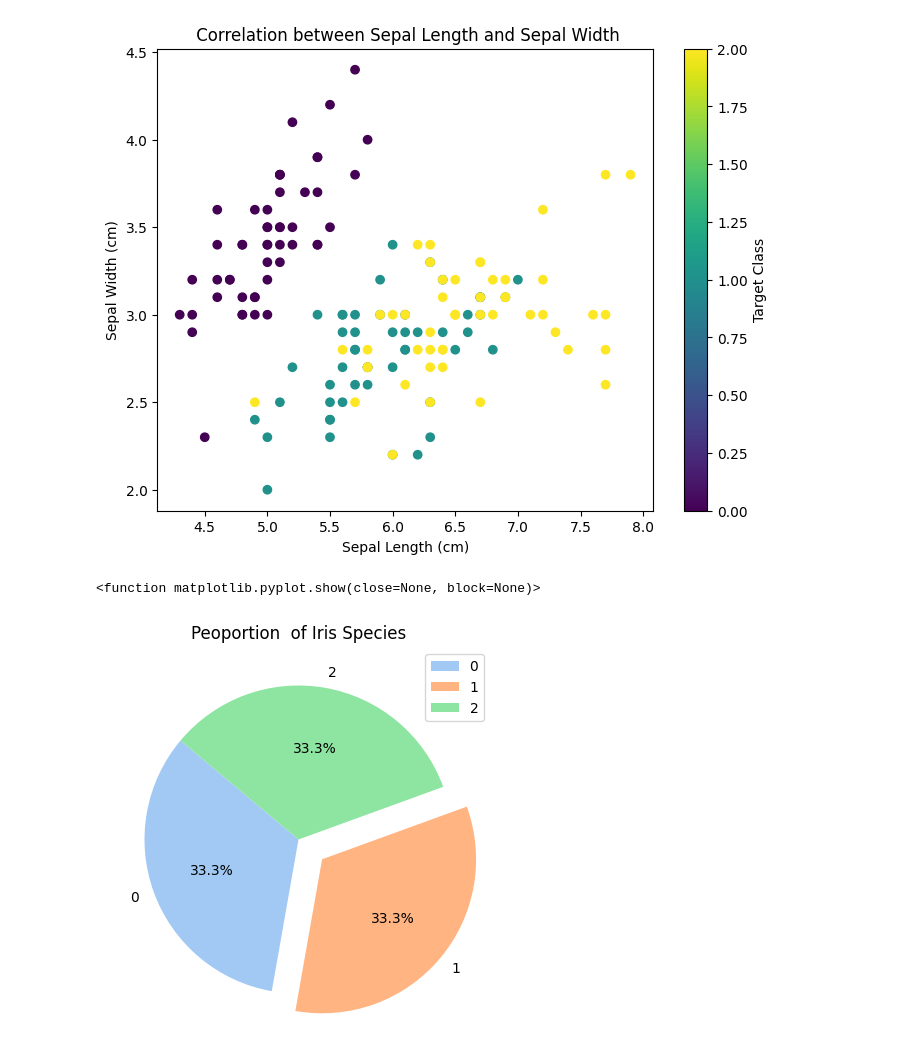
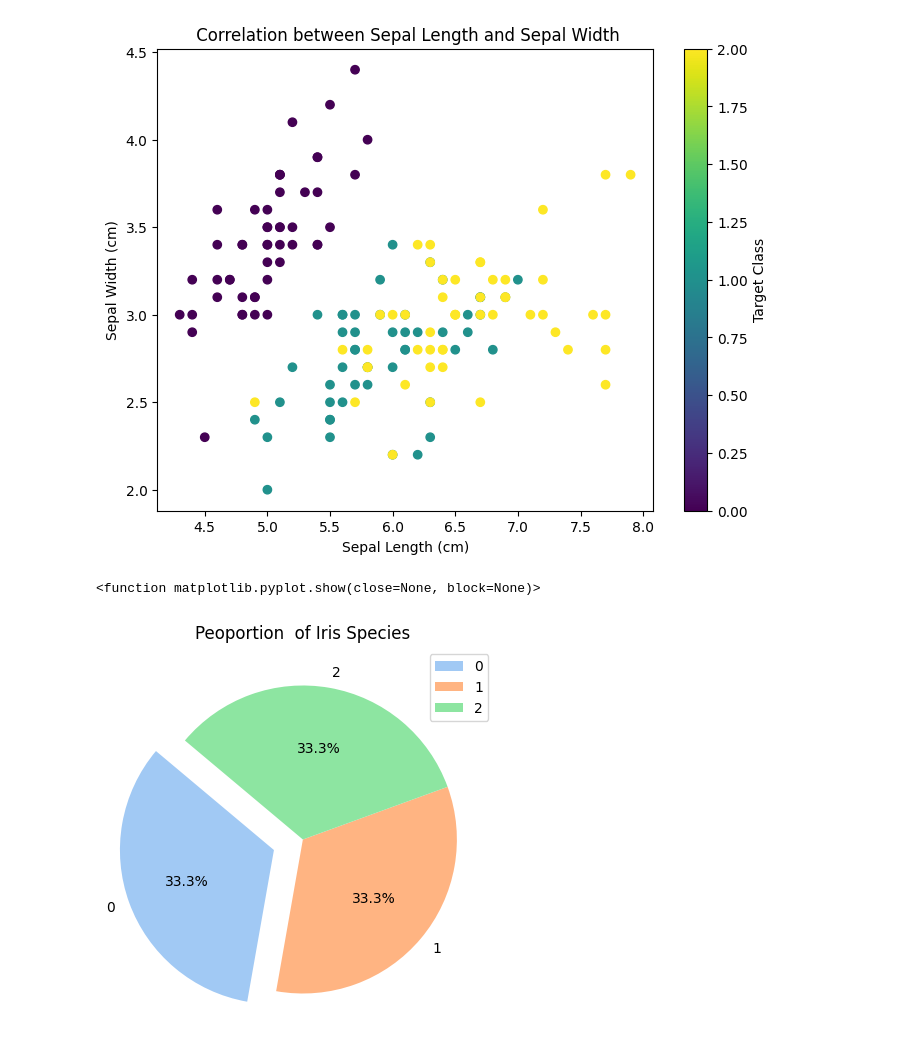
Before and after one commit to ArchitaOtari/git-hub-repository, a Jupyter notebook: Data_Visualization.ipynb, the cells around one changed output. Drawn from its saved outputs; the diff is of its cells as text; code cells hidden in the pictures.

```diff
--- a/Data_Visualization.ipynb
+++ b/Data_Visualization.ipynb
@@ -41,15 +41,15 @@ _=plt.colorbar(label='Target Class')
 # %%
 import seaborn as sns
 
 species_counts = df['target'].value_counts()
 
 plt.figure(figsize=(8,5))
 sns.set_palette('pastel')
-explode= [0, 0.2, 0]
+explode= [0.2, 0, 0]
 plt.pie(species_counts, labels=species_counts.index, autopct='%1.1f%%', startangle=140, explode=explode)
 plt.title('Peoportion  of Iris Species')
 plt.legend()
 plt.show
 # %% [output]
 <function matplotlib.pyplot.show(close=None, block=None)>
-[figure, old version]
+[figure, new version]
```
Also changed, not shown: parts of 1 cell of this notebook.
